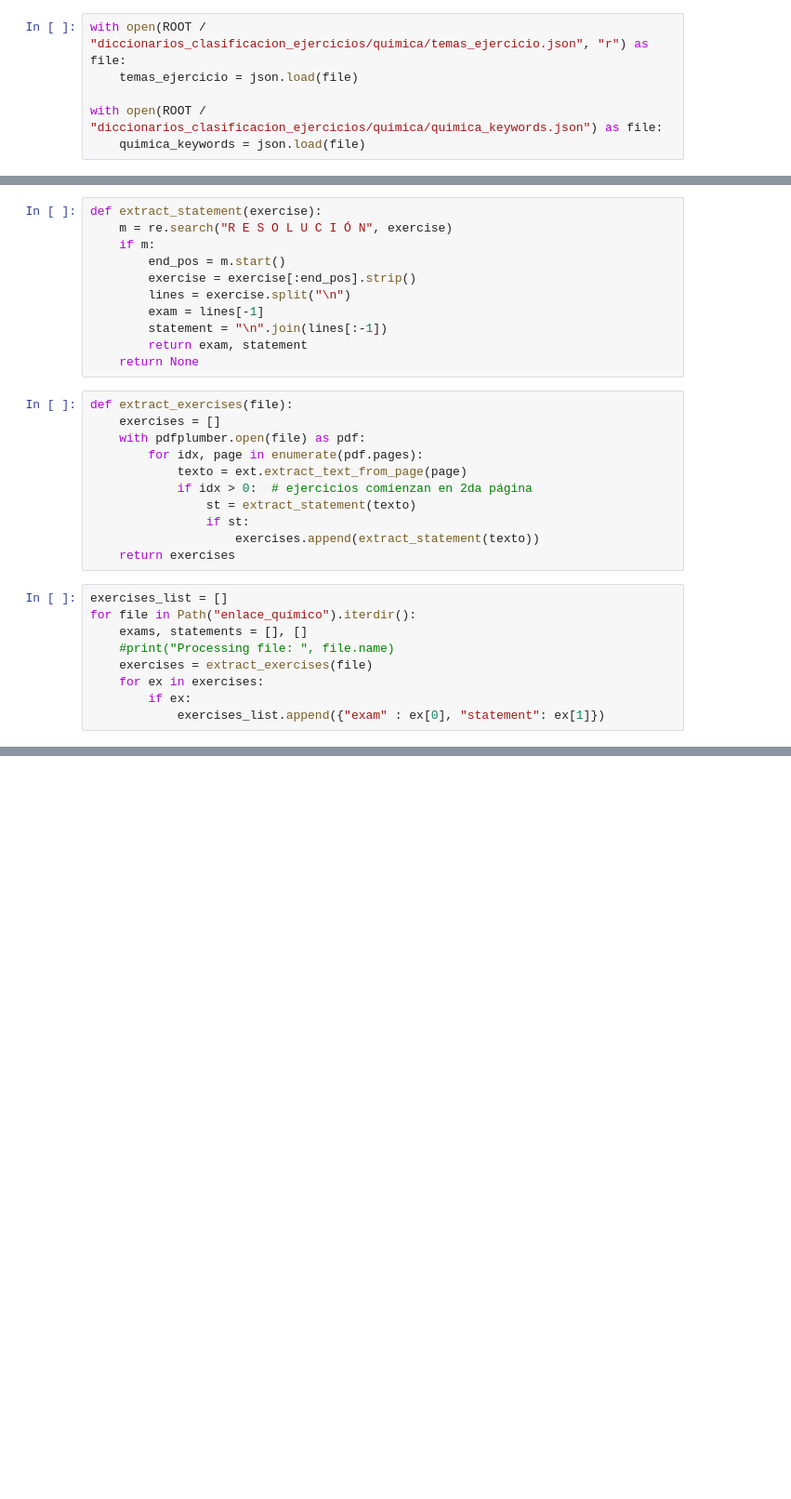
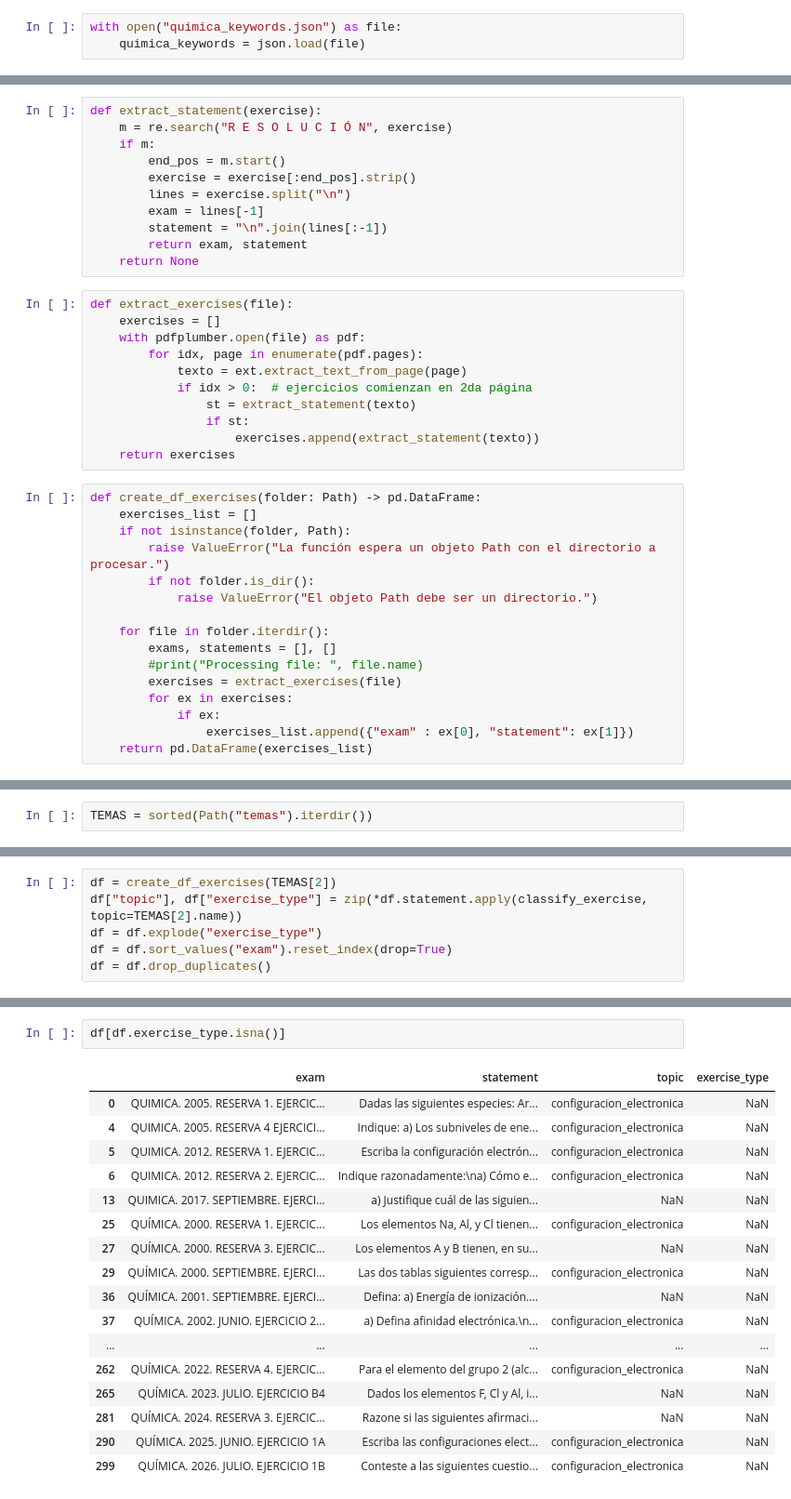
Before and after one commit to chusk2/selector_examenes, a Jupyter notebook: notebooks/classify/test_keywords.ipynb, the cells around one changed output, grey strips where cells are left out. Shown at 93% size. Saved outputs shown, nothing was run; the diff lists cells and outputs as text; blank space fills up the shorter version.

Commit message:
Tested keywords json for topics configuración electrónica y propiedades periódicas

```diff
--- a/notebooks/classify/test_keywords.ipynb
+++ b/notebooks/classify/test_keywords.ipynb
@@ -8,8 +8,5 @@ import pdfplumber
 # %%
 ROOT = Path("~/code/selector_examenes").expanduser()
 # %%
-with open(ROOT / "diccionarios_clasificacion_ejercicios/quimica/temas_ejercicio.json", "r") as file:
-    temas_ejercicio = json.load(file)
-
-with open(ROOT / "diccionarios_clasificacion_ejercicios/quimica/quimica_keywords.json") as file:
+with open("quimica_keywords.json") as file:
     quimica_keywords = json.load(file)
@@ -38,11 +33,18 @@ def extract_exercises(file):
                     exercises.append(extract_statement(texto))
     return exercises
 # %%
-exercises_list = []
-for file in Path("enlace_químico").iterdir():
-    exams, statements = [], []
-    #print("Processing file: ", file.name)
-    exercises = extract_exercises(file)
-    for ex in exercises:
-        if ex:
-            exercises_list.append({"exam" : ex[0], "statement": ex[1]})
+def create_df_exercises(folder: Path) -> pd.DataFrame:
+    exercises_list = []
+    if not isinstance(folder, Path):
+        raise ValueError("La función espera un objeto Path con el directorio a procesar.")
+        if not folder.is_dir():
+            raise ValueError("El objeto Path debe ser un directorio.")
+
+    for file in folder.iterdir():
+        exams, statements = [], []
+        #print("Processing file: ", file.name)
+        exercises = extract_exercises(file)
+        for ex in exercises:
+            if ex:
+                exercises_list.append({"exam" : ex[0], "statement": ex[1]})
+    return pd.DataFrame(exercises_list)
@@ -75,0 +89,2 @@ df["topic"], df["exercise_type"] = zip(*df.statement.apply(classify_exercise, to
+# %%
+TEMAS = sorted(Path("temas").iterdir())
@@ -76,2 +106,8 @@ df["topic"], df["exercise_type"] = zip(*df.statement.apply(classify_exercise, to
+# %%
+df = create_df_exercises(TEMAS[2])
+df["topic"], df["exercise_type"] = zip(*df.statement.apply(classify_exercise, topic=TEMAS[2].name))
+df = df.explode("exercise_type")
+df = df.sort_values("exam").reset_index(drop=True)
+df = df.drop_duplicates()
 # %%
 df.isna().sum()
@@ -85,0 +153,20 @@ df.exercise_type.unique()
+# %%
+df[df.exercise_type.isna()]
+# %% [output]
+|  | exam | statement | topic | exercise_type |
+| 0 | QUIMICA. 2005. RESERVA 1. EJERCIC... | Dadas las siguientes especies: Ar... | configuracion_electronica | NaN |
+| 4 | QUIMICA. 2005. RESERVA 4 EJERCICI... | Indique: a) Los subniveles de ene... | configuracion_electronica | NaN |
+| 5 | QUIMICA. 2012. RESERVA 1. EJERCIC... | Escriba la configuración electrón... | configuracion_electronica | NaN |
+| 6 | QUIMICA. 2012. RESERVA 2. EJERCIC... | Indique razonadamente:\na) Cómo e... | configuracion_electronica | NaN |
+| 13 | QUIMICA. 2017. SEPTIEMBRE. EJERCI... | a) Justifique cuál de las siguien... | NaN | NaN |
+| 25 | QUÍMICA. 2000. RESERVA 1. EJERCIC... | Los elementos Na, Al, y Cl tienen... | configuracion_electronica | NaN |
+| 27 | QUÍMICA. 2000. RESERVA 3. EJERCIC... | Los elementos A y B tienen, en su... | NaN | NaN |
+| 29 | QUÍMICA. 2000. SEPTIEMBRE. EJERCI... | Las dos tablas siguientes corresp... | configuracion_electronica | NaN |
+| 36 | QUÍMICA. 2001. SEPTIEMBRE. EJERCI... | Defina: a) Energía de ionización.... | NaN | NaN |
+| 37 | QUÍMICA. 2002. JUNIO. EJERCICIO 2... | a) Defina afinidad electrónica.\n... | configuracion_electronica | NaN |
+| ... | ... | ... | ... | ... |
+| 262 | QUÍMICA. 2022. RESERVA 4. EJERCIC... | Para el elemento del grupo 2 (alc... | configuracion_electronica | NaN |
+| 265 | QUÍMICA. 2023. JULIO. EJERCICIO B4 | Dados los elementos F, Cl y Al, i... | NaN | NaN |
+| 281 | QUÍMICA. 2024. RESERVA 3. EJERCIC... | Razone si las siguientes afirmaci... | NaN | NaN |
+| 290 | QUÍMICA. 2025. JUNIO. EJERCICIO 1A | Escriba las configuraciones elect... | configuracion_electronica | NaN |
+| 299 | QUÍMICA. 2026. JULIO. EJERCICIO 1B | Conteste a las siguientes cuestio... | configuracion_electronica | NaN |
```
Also changed, not shown: parts of 24 cells of this notebook, 3 other files.
